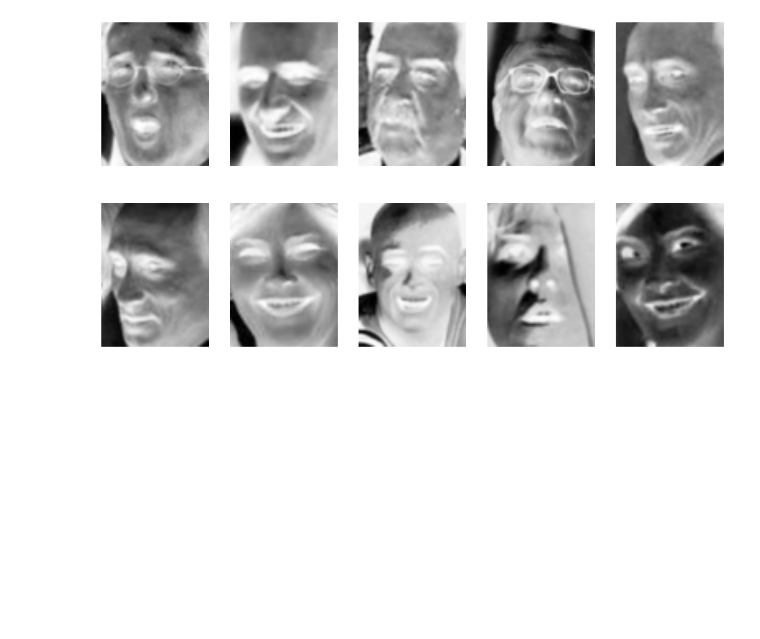
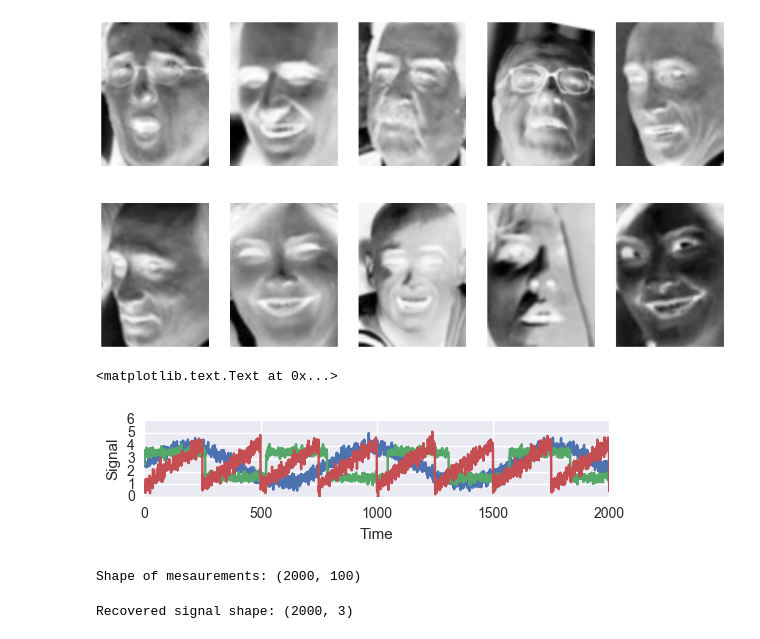
Before and after one commit to alvin319/book-notes, a Jupyter notebook: IntroductionToMachineLearningWithPython/unsupervised_learning.ipynb, the cells around one changed output. Saved outputs shown, nothing was run; the diff lists cells and outputs as text; code cells hidden in the pictures; blank space fills up the shorter version.

```diff
--- a/IntroductionToMachineLearningWithPython/unsupervised_learning.ipynb
+++ b/IntroductionToMachineLearningWithPython/unsupervised_learning.ipynb
@@ -413,3 +413,25 @@ for i, (ind, ax) in enumerate(zip(inds, axes.ravel())):
     ax.imshow(X_train[ind].reshape(image_shape))
 # %% [output]
 [figure]
+# %%
+S = mglearn.datasets.make_signals()
+plt.figure(figsize=(6, 1))
+plt.plot(S, '-')
+plt.xlabel('Time')
+plt.ylabel('Signal')
+# %% [output]
+<matplotlib.text.Text at 0x...>
+[figure, added]
+# %%
+# Mix data into a 100-dimensional state
+A = np.random.RandomState(0).uniform(size=(100, 3))
+X = np.dot(S, A.T)
+print('Shape of mesaurements: {}'.format(X.shape))
+# %% [output]
+Shape of mesaurements: (2000, 100)
+# %%
+nmf = NMF(n_components=3, random_state=42)
+S_ = nmf.fit_transform(X)
+print('Recovered signal shape: {}'.format(S_.shape))
+# %% [output]
+Recovered signal shape: (2000, 3)
```
Also changed, not shown: parts of 3 cells of this notebook, 1 other file.
